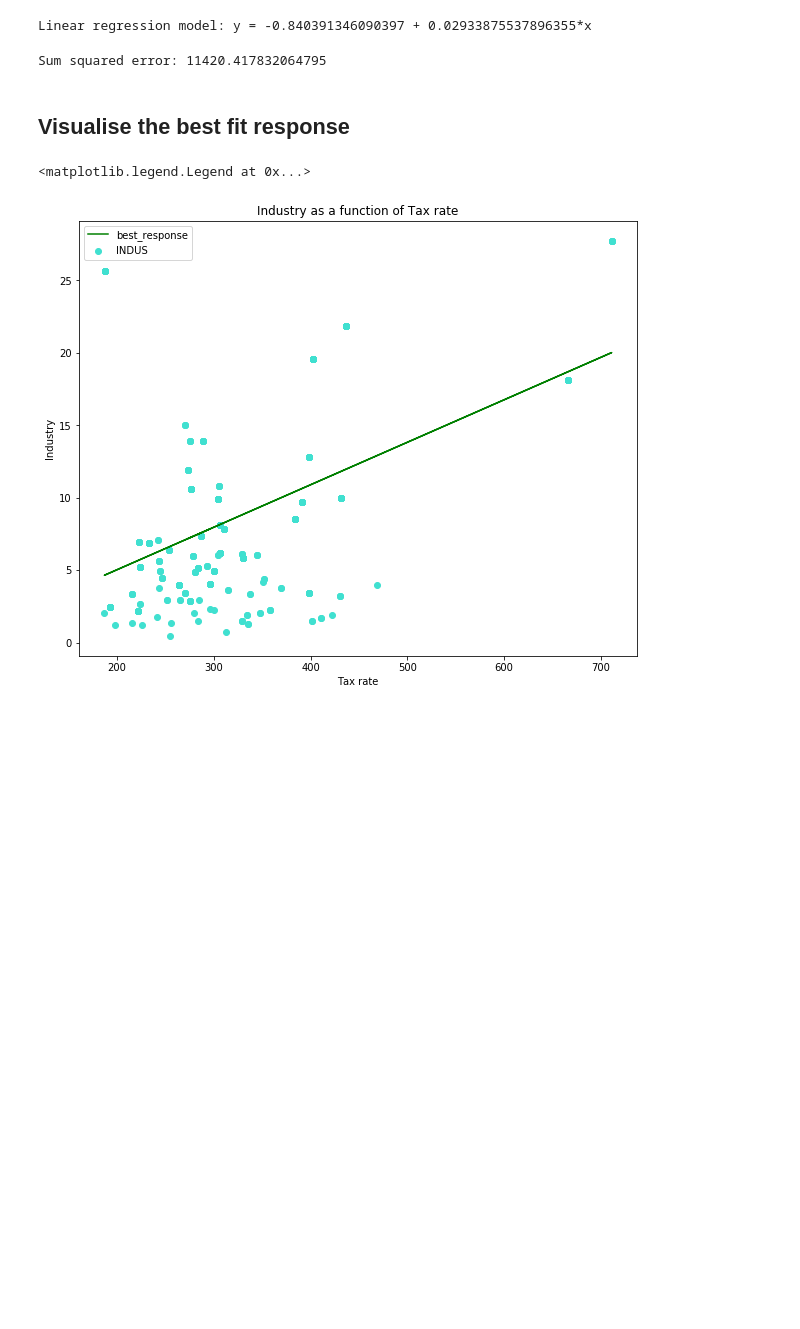
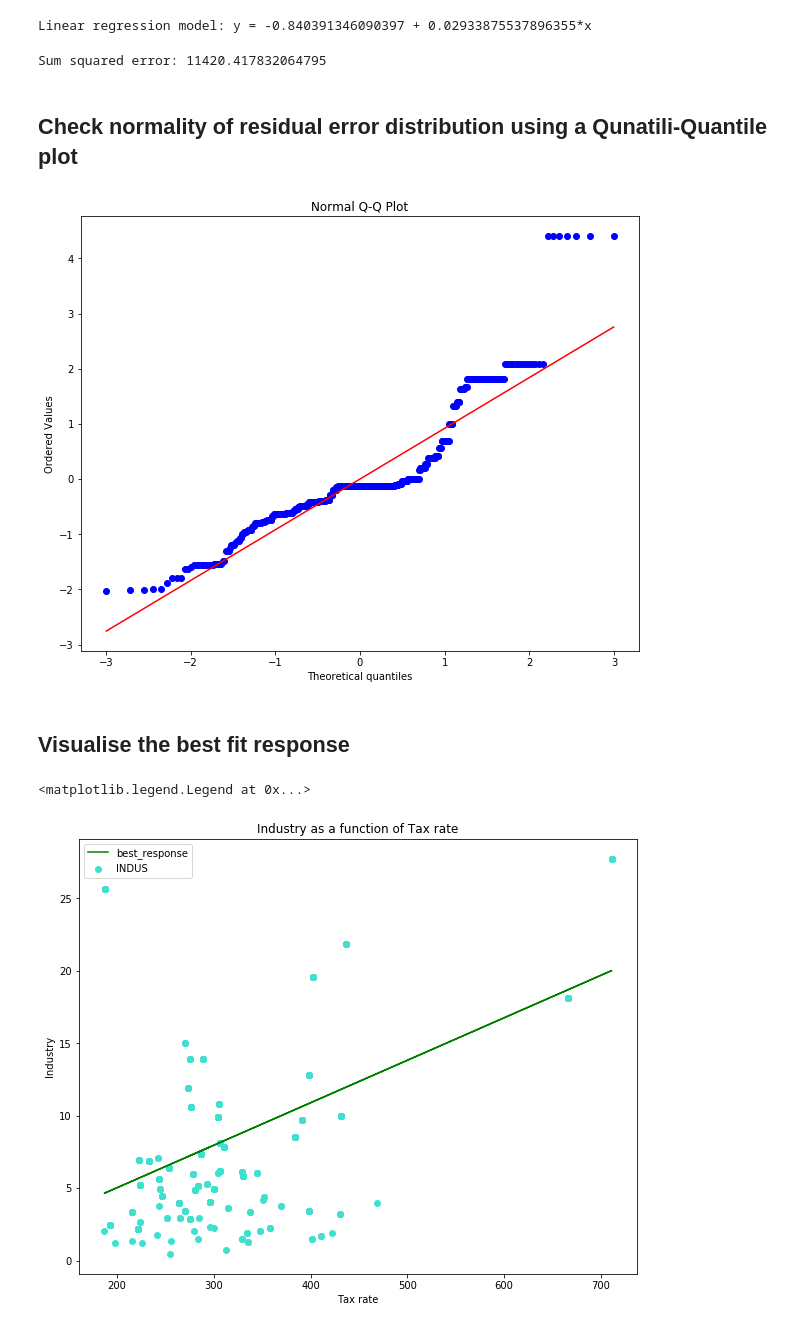
Before and after one commit to dmitryaleks/ml-trading, a Jupyter notebook: models/regression-model/linear-regression.ipynb, the cells around one changed output. Drawn from its saved outputs; the diff is of its cells as text; code cells hidden in the pictures; blank space fills up the shorter version.

```diff
--- a/models/regression-model/linear-regression.ipynb
+++ b/models/regression-model/linear-regression.ipynb
@@ -74,6 +102,22 @@ sum_squared_error = (hd['error']**2).sum()
 print(f'Sum squared error: {sum_squared_error}')
 # %% [output]
 Sum squared error: 11420.417832064795
+# %% [markdown]
+## Check normality of residual error distribution using a Qunatili-Quantile plot
+# %%
+import scipy.stats as stats
+import matplotlib.pyplot as plt
+plt.figure(figsize=(10,8))
+
+# We are plotting quantiles of our distribution in quastion against quantiles of a normal distribution
+# to see how similar those are. The closer the distribution in question to the diagonal line - the closer
+# it is to the normal distribution
+z = (hd['error'] - hd['error'].mean())/hd['error'].std(ddof=1)
+stats.probplot(z, dist='norm', plot=plt)
+plt.title('Normal Q-Q Plot')
+plt.show()
+# %% [output]
+[figure, added]
 # %% [markdown]
 ## Visualise the best fit response
 # %%
```
Also changed, not shown: parts of 3 cells of this notebook, 2 other files.
